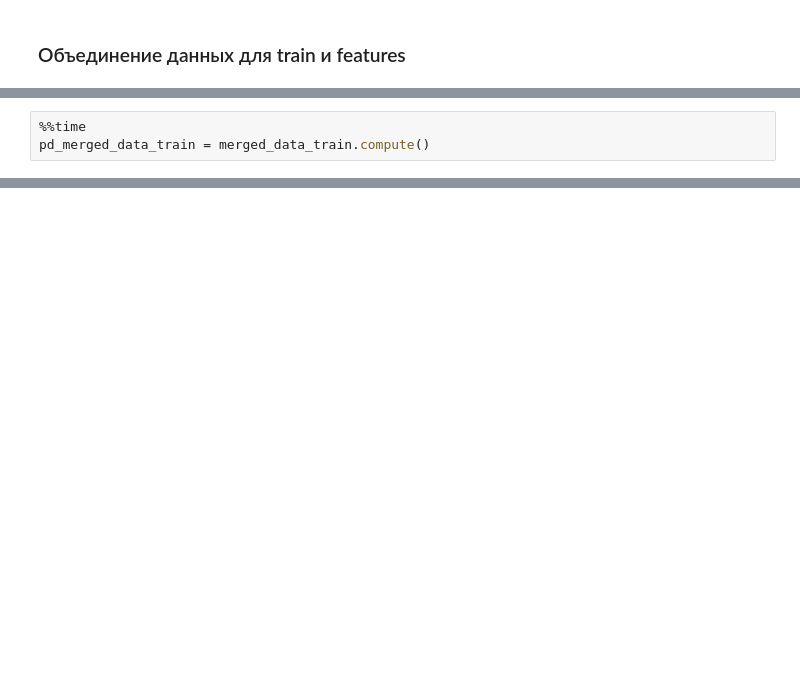
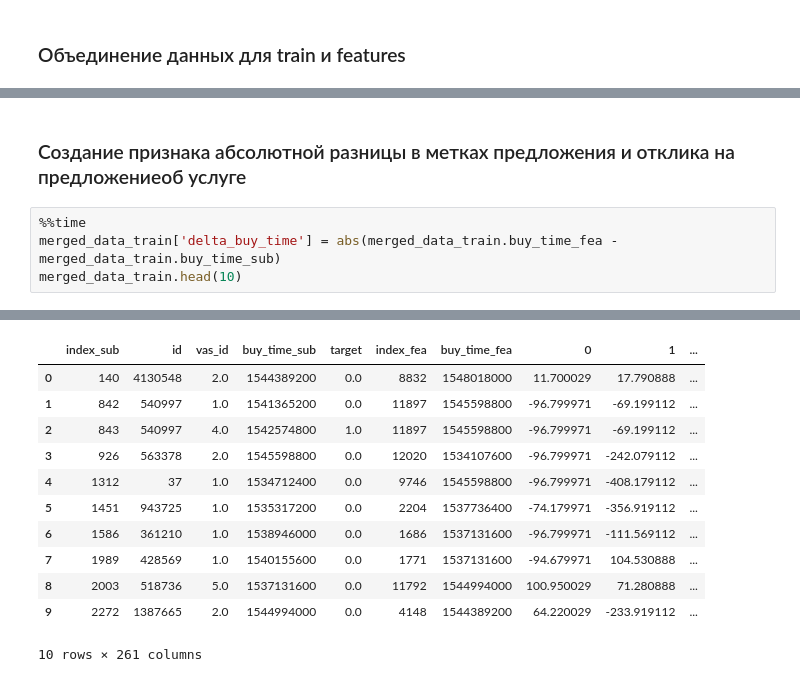
Before and after one commit to OlegRev/Video_course_from_Megafon, a Jupyter notebook: course_project_megafon.ipynb, the cells around one changed output, grey strips where cells are left out. Saved outputs shown, nothing was run; the diff lists cells and outputs as text; blank space fills up the shorter version.

```diff
--- a/course_project_megafon.ipynb
+++ b/course_project_megafon.ipynb
@@ -239,3 +212,7 @@ merged_data_train.head(3)
-# %%
-%%time
-pd_merged_data_train = merged_data_train.compute()
+# %% [markdown]
+### Создание признака абсолютной разницы в метках предложения и отклика на предложениеоб услуге
+# %%
+%%time
+merged_data_train['delta_buy_time'] = abs(merged_data_train.buy_time_fea - merged_data_train.buy_time_sub)
+merged_data_train.head(10)
+# %% [output]
@@ -241,0 +221,12 @@ pd_merged_data_train = merged_data_train.compute()
+|  | index_sub | id | vas_id | buy_time_sub | target | index_fea | buy_time_fea | 0 | 1 | ... |
+| 0 | 140 | 4130548 | 2.0 | 1544389200 | 0.0 | 8832 | 1548018000 | 11.700029 | 17.790888 | ... |
+| 1 | 842 | 540997 | 1.0 | 1541365200 | 0.0 | 11897 | 1545598800 | -96.799971 | -69.199112 | ... |
+| 2 | 843 | 540997 | 4.0 | 1542574800 | 1.0 | 11897 | 1545598800 | -96.799971 | -69.199112 | ... |
+| 3 | 926 | 563378 | 2.0 | 1545598800 | 0.0 | 12020 | 1534107600 | -96.799971 | -242.079112 | ... |
+| 4 | 1312 | 37 | 1.0 | 1534712400 | 0.0 | 9746 | 1545598800 | -96.799971 | -408.179112 | ... |
+| 5 | 1451 | 943725 | 1.0 | 1535317200 | 0.0 | 2204 | 1537736400 | -74.179971 | -356.919112 | ... |
+| 6 | 1586 | 361210 | 1.0 | 1538946000 | 0.0 | 1686 | 1537131600 | -96.799971 | -111.569112 | ... |
+| 7 | 1989 | 428569 | 1.0 | 1540155600 | 0.0 | 1771 | 1537131600 | -94.679971 | 104.530888 | ... |
+| 8 | 2003 | 518736 | 5.0 | 1537131600 | 0.0 | 11792 | 1544994000 | 100.950029 | 71.280888 | ... |
+| 9 | 2272 | 1387665 | 2.0 | 1544994000 | 0.0 | 4148 | 1544389200 | 64.220029 | -233.919112 | ... |
+10 rows × 261 columns
```
Also changed, not shown: parts of 30 cells of this notebook.
